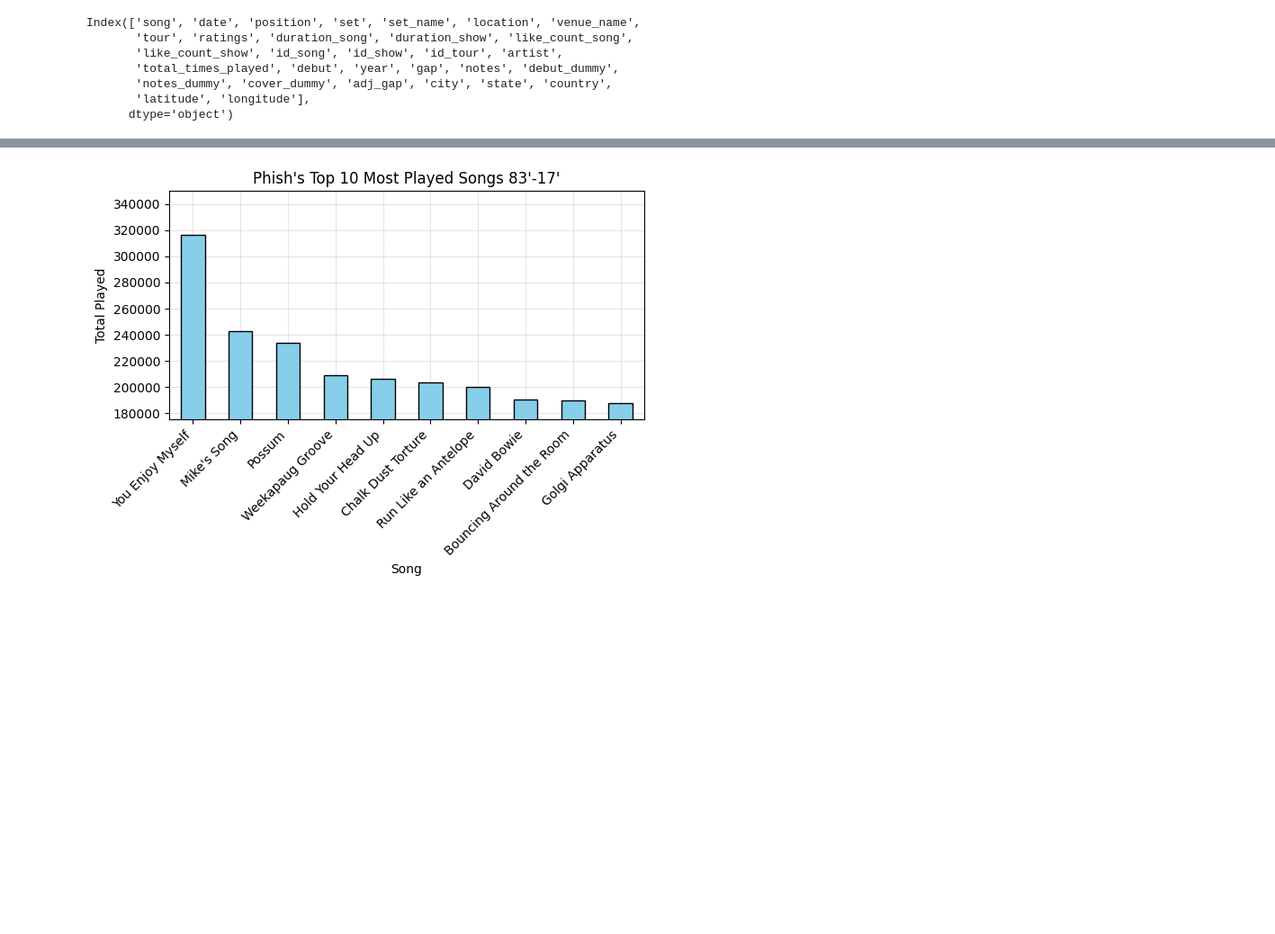
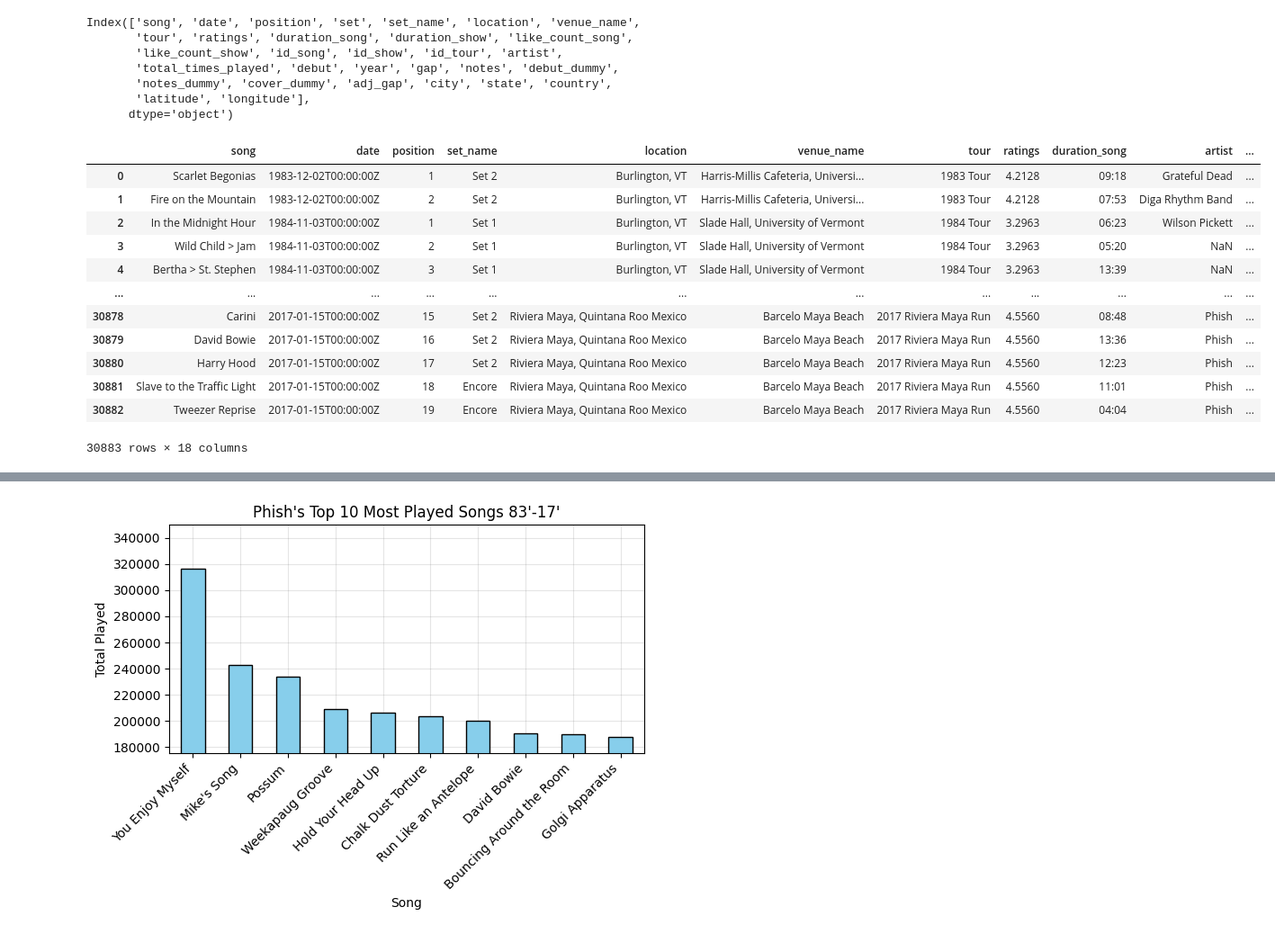
Before and after one commit to jessicastaggs/phish_setlist_analysis, a Jupyter notebook: phish_setlist_analysis_notebook.ipynb, the cells around one changed output, grey strips where cells are left out. Shown at 90% size. Cells and saved outputs as stored; diff of their text form; code cells hidden in the pictures; blank space fills up the shorter version.

```diff
--- a/phish_setlist_analysis_notebook.ipynb
+++ b/phish_setlist_analysis_notebook.ipynb
@@ -18,3 +19,19 @@ Index(['song', 'date', 'position', 'set', 'set_name', 'location', 'venue_name',
        'notes_dummy', 'cover_dummy', 'adj_gap', 'city', 'state', 'country',
        'latitude', 'longitude'],
       dtype='object')
+# %%
+df.drop(columns = ['duration_show', 'like_count_song', 'like_count_show', 'id_song', 'id_show', 'id_tour', 'adj_gap', 'latitude', 'longitude' , 'notes', 'debut_dummy', 'notes_dummy', 'set'])
+# %% [output]
+|  | song | date | position | set_name | location | venue_name | tour | ratings | duration_song | artist | ... |
+| 0 | Scarlet Begonias | 1983-12-02T00:00:00Z | 1 | Set 2 | Burlington, VT | Harris-Millis Cafeteria, Universi... | 1983 Tour | 4.2128 | 09:18 | Grateful Dead | ... |
+| 1 | Fire on the Mountain | 1983-12-02T00:00:00Z | 2 | Set 2 | Burlington, VT | Harris-Millis Cafeteria, Universi... | 1983 Tour | 4.2128 | 07:53 | Diga Rhythm Band | ... |
+| 2 | In the Midnight Hour | 1984-11-03T00:00:00Z | 1 | Set 1 | Burlington, VT | Slade Hall, University of Vermont | 1984 Tour | 3.2963 | 06:23 | Wilson Pickett | ... |
+| 3 | Wild Child > Jam | 1984-11-03T00:00:00Z | 2 | Set 1 | Burlington, VT | Slade Hall, University of Vermont | 1984 Tour | 3.2963 | 05:20 | NaN | ... |
+| 4 | Bertha > St. Stephen | 1984-11-03T00:00:00Z | 3 | Set 1 | Burlington, VT | Slade Hall, University of Vermont | 1984 Tour | 3.2963 | 13:39 | NaN | ... |
+| ... | ... | ... | ... | ... | ... | ... | ... | ... | ... | ... | ... |
+| 30878 | Carini | 2017-01-15T00:00:00Z | 15 | Set 2 | Riviera Maya, Quintana Roo Mexico | Barcelo Maya Beach | 2017 Riviera Maya Run | 4.5560 | 08:48 | Phish | ... |
+| 30879 | David Bowie | 2017-01-15T00:00:00Z | 16 | Set 2 | Riviera Maya, Quintana Roo Mexico | Barcelo Maya Beach | 2017 Riviera Maya Run | 4.5560 | 13:36 | Phish | ... |
+| 30880 | Harry Hood | 2017-01-15T00:00:00Z | 17 | Set 2 | Riviera Maya, Quintana Roo Mexico | Barcelo Maya Beach | 2017 Riviera Maya Run | 4.5560 | 12:23 | Phish | ... |
+| 30881 | Slave to the Traffic Light | 2017-01-15T00:00:00Z | 18 | Encore | Riviera Maya, Quintana Roo Mexico | Barcelo Maya Beach | 2017 Riviera Maya Run | 4.5560 | 11:01 | Phish | ... |
+| 30882 | Tweezer Reprise | 2017-01-15T00:00:00Z | 19 | Encore | Riviera Maya, Quintana Roo Mexico | Barcelo Maya Beach | 2017 Riviera Maya Run | 4.5560 | 04:04 | Phish | ... |
+30883 rows × 18 columns
```
Also changed, not shown: parts of 7 cells of this notebook.
